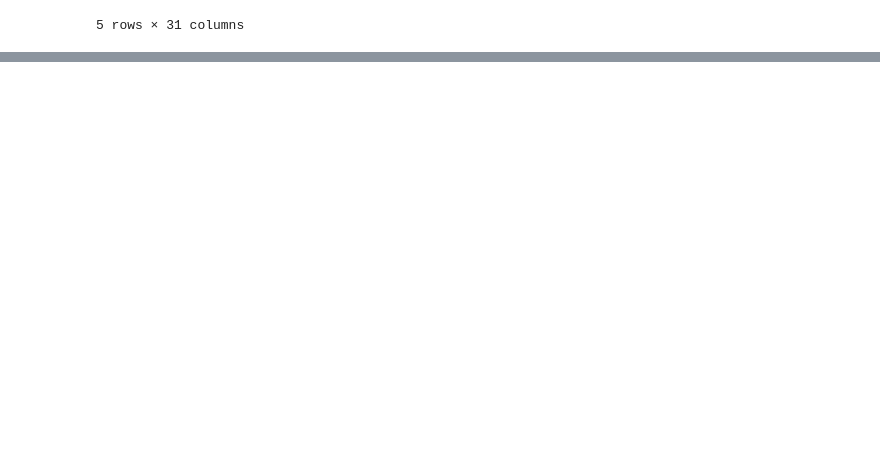
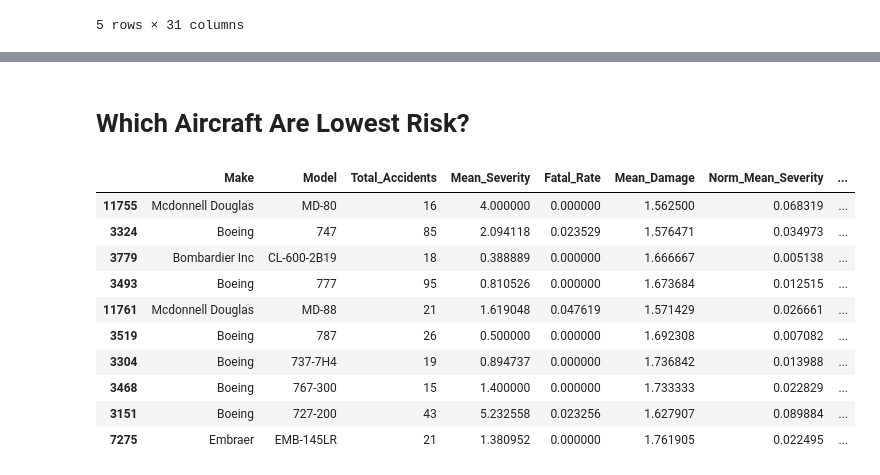
Before and after one commit to raphaelndemo/Aviation-analysis, a Jupyter notebook: index.ipynb, the cells around one changed output, grey strips where cells are left out. Saved outputs shown, nothing was run; the diff lists cells and outputs as text; code cells hidden in the pictures; blank space fills up the shorter version.

```diff
--- a/index.ipynb
+++ b/index.ipynb
@@ -211,0 +257,63 @@ df.to_csv("Clean_Aviation_Data.csv", index=False)
+# %%
+import pandas as pd
+import numpy as np
+
+# Severity Index (weighted injuries)
+df['Severity_Index'] = (
+    df['Total.Fatal.Injuries'] * 3 +
+    df['Total.Serious.Injuries'] * 2 +
+    df['Total.Minor.Injuries']
+)
+
+# Any fatality flag
+df['Any_Fatal'] = (df['Total.Fatal.Injuries'] > 0).astype(int)
+
+# Convert Damage Levels to numeric for averaging
+damage_map = {'Destroyed':3, 'Substantial':2, 'Minor':1, 'None':0, 'Unknown':np.nan}
+df['Damage_Score'] = df['Aircraft.damage'].map(damage_map)
+df['Damage_Score'] = df['Damage_Score'].fillna(df['Damage_Score'].median())
+# %% [markdown]
+# Which Aircraft Are Lowest Risk?
+# %%
+# Aggregate risk metrics by Make and Model
+model_risk = (
+    df.groupby(['Make','Model'])
+      .agg(
+          Total_Accidents=('Event.Id','count'),
+          Mean_Severity=('Severity_Index','mean'),
+          Fatal_Rate=('Any_Fatal','mean'),
+          Mean_Damage=('Damage_Score','mean')
+      )
+      .reset_index()
+)
+
+# Filter for models with enough data (≥15 accidents)
+model_risk = model_risk[model_risk['Total_Accidents'] >= 15]
+
+# Normalize and compute Composite Risk
+def minmax(series):
+    if series.max() == series.min():
+        return pd.Series(0, index=series.index)
+    return (series - series.min()) / (series.max() - series.min())
+
+for c in ['Mean_Severity','Fatal_Rate','Mean_Damage']:
+    model_risk[f'Norm_{c}'] = minmax(model_risk[c])
+
+model_risk['Composite_Risk'] = model_risk[['Norm_Mean_Severity','Norm_Fatal_Rate','Norm_Mean_Damage']].mean(axis=1)
+
+# Show top safest aircraft
+lowest_risk = model_risk.sort_values('Composite_Risk').head(10)
+lowest_risk[['Make','Model','Total_Accidents','Mean_Severity','Fatal_Rate','Mean_Damage','Composite_Risk']]
+lowest_risk
+# %% [output]
+|  | Make | Model | Total_Accidents | Mean_Severity | Fatal_Rate | Mean_Damage | Norm_Mean_Severity | ... |
+| 11755 | Mcdonnell Douglas | MD-80 | 16 | 4.000000 | 0.000000 | 1.562500 | 0.068319 | ... |
+| 3324 | Boeing | 747 | 85 | 2.094118 | 0.023529 | 1.576471 | 0.034973 | ... |
+| 3779 | Bombardier Inc | CL-600-2B19 | 18 | 0.388889 | 0.000000 | 1.666667 | 0.005138 | ... |
+| 3493 | Boeing | 777 | 95 | 0.810526 | 0.000000 | 1.673684 | 0.012515 | ... |
+| 11761 | Mcdonnell Douglas | MD-88 | 21 | 1.619048 | 0.047619 | 1.571429 | 0.026661 | ... |
+| 3519 | Boeing | 787 | 26 | 0.500000 | 0.000000 | 1.692308 | 0.007082 | ... |
+| 3304 | Boeing | 737-7H4 | 19 | 0.894737 | 0.000000 | 1.736842 | 0.013988 | ... |
+| 3468 | Boeing | 767-300 | 15 | 1.400000 | 0.000000 | 1.733333 | 0.022829 | ... |
+| 3151 | Boeing | 727-200 | 43 | 5.232558 | 0.023256 | 1.627907 | 0.089884 | ... |
+| 7275 | Embraer | EMB-145LR | 21 | 1.380952 | 0.000000 | 1.761905 | 0.022495 | ... |
```
Also changed, not shown: parts of 9 cells of this notebook, 1 other file.
